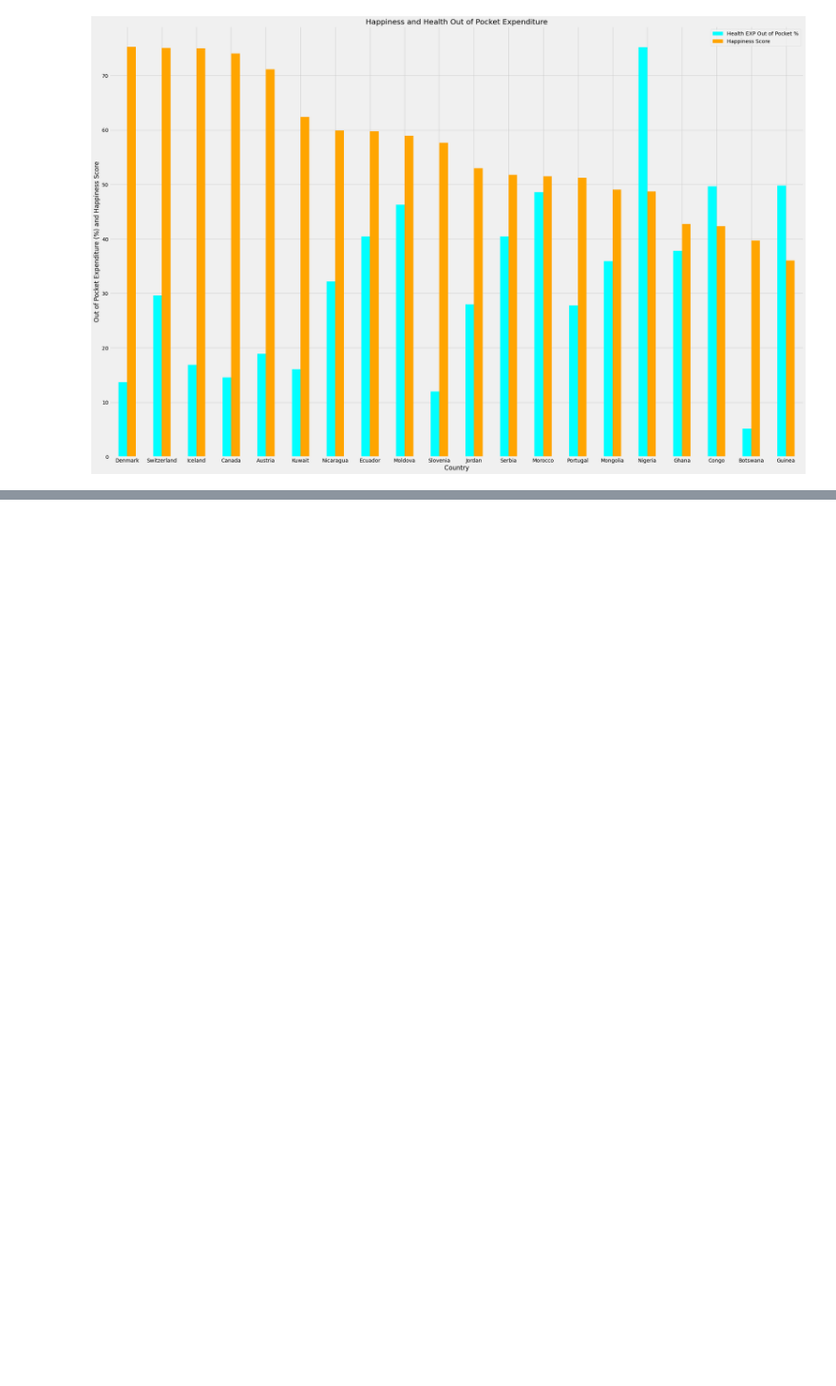
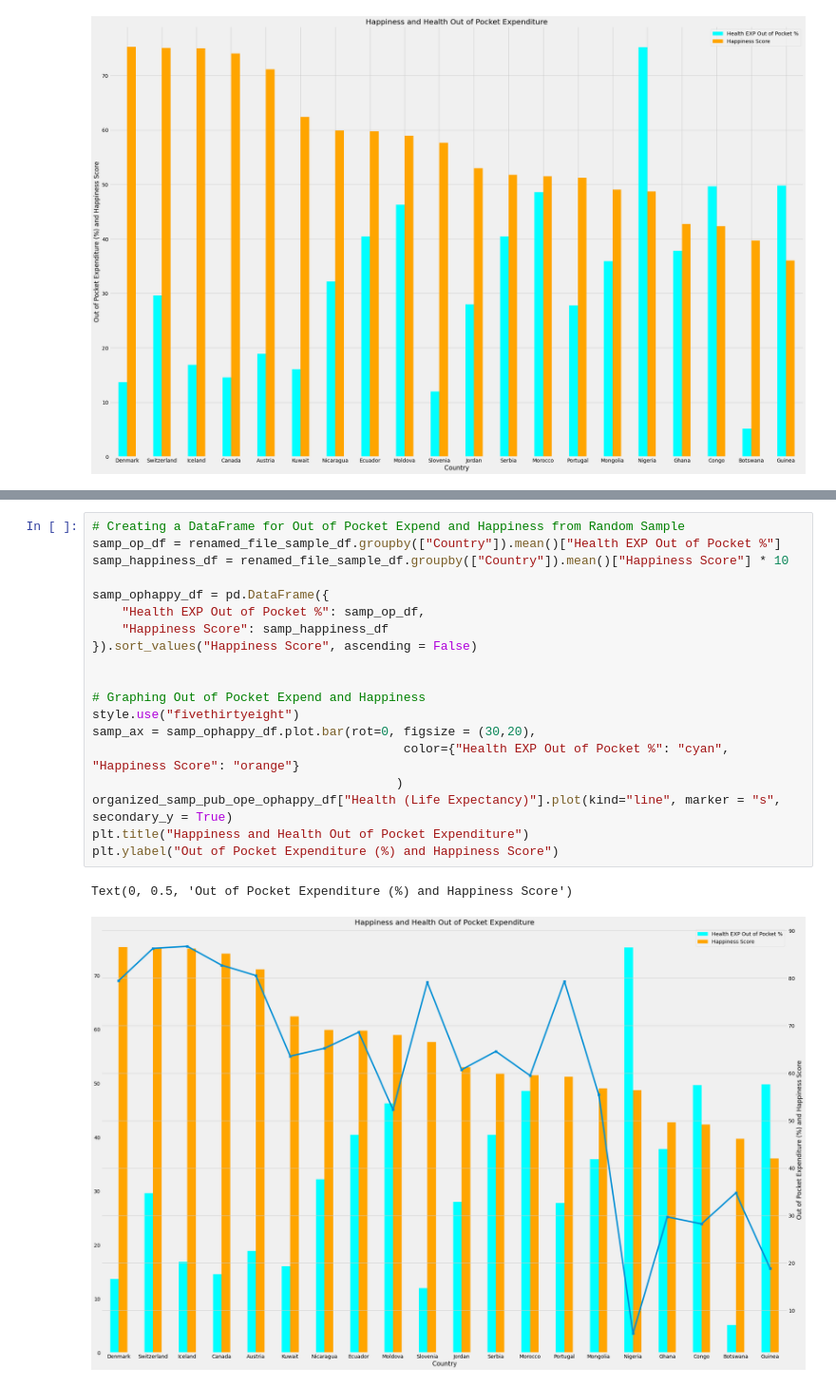
Before and after one commit to conwaykylej/Are_you_Sick_of_It, a Jupyter notebook: Out of Pocket Exp..ipynb, the cells around one changed output, grey strips where cells are left out. Shown at 95% size. Saved outputs shown, nothing was run; the diff lists cells and outputs as text; blank space fills up the shorter version.

Commit message:
Healthcare and Happiness

```diff
--- a/Out of Pocket Exp..ipynb
+++ b/Out of Pocket Exp..ipynb
@@ -268,3 +269,25 @@ plt.ylabel("Government and Personal Health Expenditure (%) and Freedom Score")
 # %% [output]
 Text(0, 0.5, 'Government and Personal Health Expenditure (%) and Freedom Score')
 [figure]
+# %%
+# Creating a DataFrame for Out of Pocket Expend and Happiness from Random Sample
+samp_op_df = renamed_file_sample_df.groupby(["Country"]).mean()["Health EXP Out of Pocket %"]
+samp_happiness_df = renamed_file_sample_df.groupby(["Country"]).mean()["Happiness Score"] * 10
+
+samp_ophappy_df = pd.DataFrame({
+    "Health EXP Out of Pocket %": samp_op_df,
+    "Happiness Score": samp_happiness_df
+}).sort_values("Happiness Score", ascending = False)
+
+
+# Graphing Out of Pocket Expend and Happiness
+style.use("fivethirtyeight")
+samp_ax = samp_ophappy_df.plot.bar(rot=0, figsize = (30,20),
+                                          color={"Health EXP Out of Pocket %": "cyan", "Happiness Score": "orange"}
+                                         )
+organized_samp_pub_ope_ophappy_df["Health (Life Expectancy)"].plot(kind="line", marker = "s", secondary_y = True)
+plt.title("Happiness and Health Out of Pocket Expenditure")
+plt.ylabel("Out of Pocket Expenditure (%) and Happiness Score")
+# %% [output]
+Text(0, 0.5, 'Out of Pocket Expenditure (%) and Happiness Score')
+[figure, added]
```
Also changed, not shown: parts of 2 cells of this notebook.
